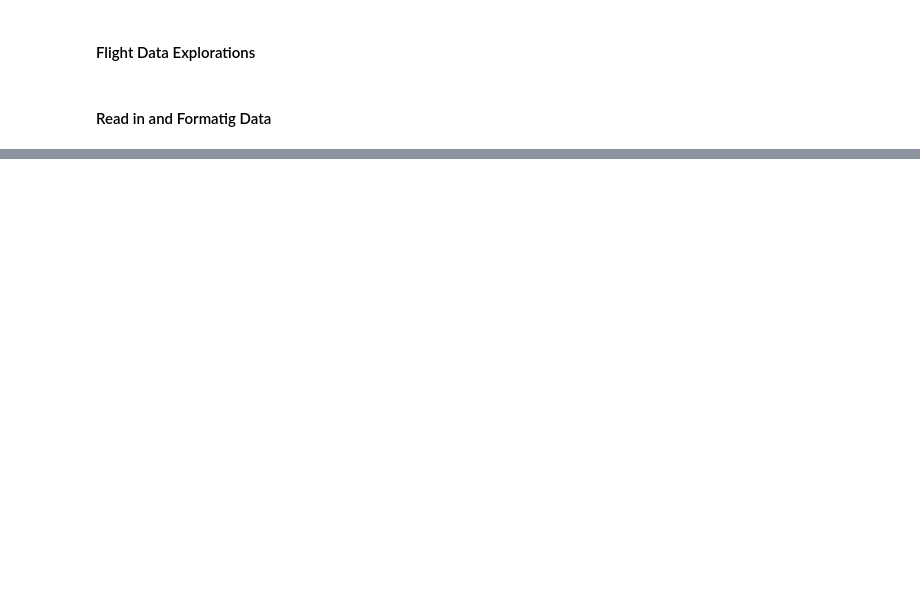
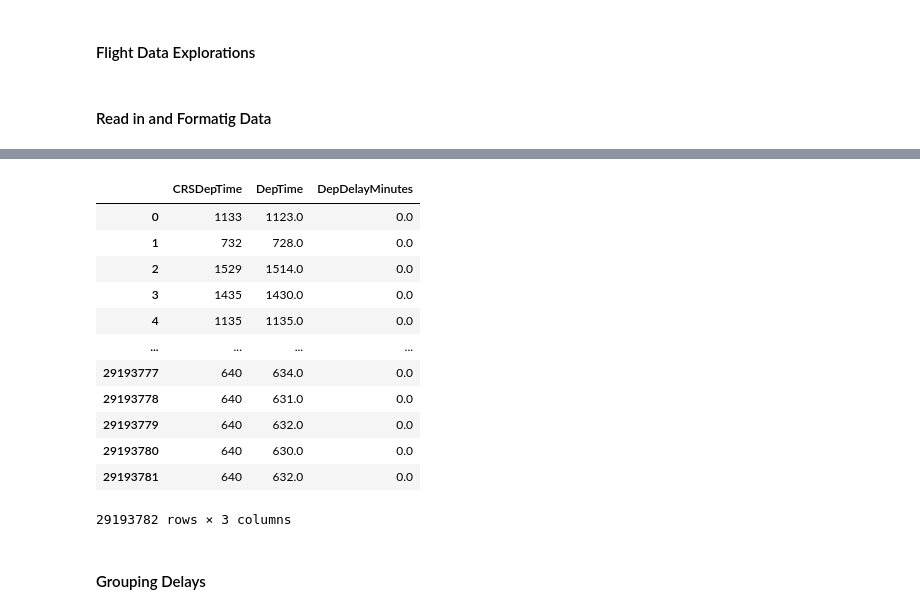
Before and after one commit to Shandeep-Raula/Flight-Delay-EDA, a Jupyter notebook: flight-delay-eda.ipynb, the cells around one changed output, grey strips where cells are left out. Cells and saved outputs as stored; diff of their text form; code cells hidden in the pictures; blank space fills up the shorter version.

```diff
--- a/flight-delay-eda.ipynb
+++ b/flight-delay-eda.ipynb
@@ -85,0 +106,18 @@ memory usage: 3.5+ GB
+# %%
+df[['CRSDepTime','DepTime','DepDelayMinutes']]
+# %% [output]
+|  | CRSDepTime | DepTime | DepDelayMinutes |
+| 0 | 1133 | 1123.0 | 0.0 |
+| 1 | 732 | 728.0 | 0.0 |
+| 2 | 1529 | 1514.0 | 0.0 |
+| 3 | 1435 | 1430.0 | 0.0 |
+| 4 | 1135 | 1135.0 | 0.0 |
+| ... | ... | ... | ... |
+| 29193777 | 640 | 634.0 | 0.0 |
+| 29193778 | 640 | 631.0 | 0.0 |
+| 29193779 | 640 | 632.0 | 0.0 |
+| 29193780 | 640 | 630.0 | 0.0 |
+| 29193781 | 640 | 632.0 | 0.0 |
+29193782 rows × 3 columns
+# %% [markdown]
+#### Grouping Delays
```
Also changed, not shown: parts of 10 cells of this notebook.
